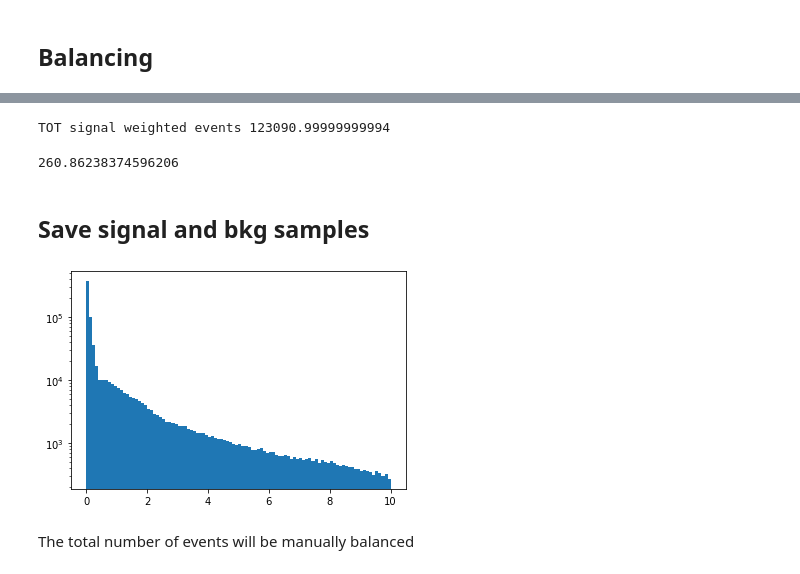
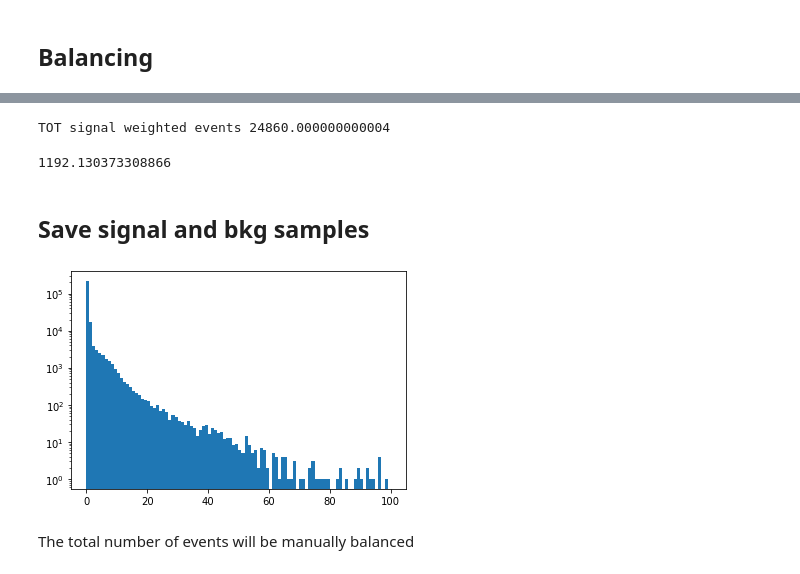
Before and after one commit to UniMiBAnalyses/ML_classification, a Jupyter notebook: DataPreparation.ipynb, the cells around one changed output, grey strips where cells are left out. Cells and saved outputs as stored; diff of their text form; code cells hidden in the pictures.

```diff
--- a/DataPreparation.ipynb
+++ b/DataPreparation.ipynb
@@ -11,9 +11,10 @@ mpl.rcParams['figure.figsize'] = (6,6)
 mpl.rcParams['figure.dpi'] = 100
 mpl.rcParams["image.origin"] = 'lower'
 # %%
-samples_base_dir = "/eos/home-d/dmapelli/public/latino/Full2017v6"
-cut = "lowen_looseVBS"
-version = "v7"
+samples_base_dir = "/eos/home-d/dmapelli/public/latino/Full2017v6s5"
+cut     = "boos_sig_mjjincl"
+#cut     = "res_sig_mjjincl"
+version = "v8"
 
 samples_dir = os.path.join(samples_base_dir, cut, "samples/" + version)
 # %%
@@ -23,7 +24,7 @@ samples_dir
 # %%
-classes = { "VBS": 0, "Wjets":1, "top": 2, "DY": 3}
+classes = { "VBS": 0, "Wjets":1, "top": 2, "DY": 3, "VV":4}
 signal = "VBS"
-sample_names = ["Wjets", "VBS", "DY", "top"]
+sample_names = ["Wjets", "VBS", "DY", "top", "VV"]
 
 samples = {}
 
@@ -83,7 +86,8 @@ _ = plt.hist(samples["Wjets"]["weight_"], bins=100, range=(0,0.1))
 background = pd.concat([
                 samples["top"],
                 samples["DY"],
-                samples["Wjets"]
+                samples["Wjets"],
+                samples["VV"]
                 ], ignore_index=True)
 # %%
 signal = samples["VBS"]
@@ -96,12 +100,12 @@ print(ratio_neve_bkgsignal)
 tot_ev_weighted_sig = (signal.weight_ / signal.weight_.mean()).sum()
 print("TOT signal weighted events", tot_ev_weighted_sig)
 # %% [output]
-TOT signal weighted events 123090.99999999994
+TOT signal weighted events 24860.000000000004
 # %%
 rescale_factor_bkg = (tot_ev_weighted_sig *ratio_neve_bkgsignal )/ background.weight_.sum()
 print(rescale_factor_bkg)
 # %% [output]
-260.86238374596206
+1192.130373308866
 # %%
 signal["weight_norm"] = signal.weight_ / signal.weight_.mean()
 background["weight_norm"] = background.weight_ * rescale_factor_bkg
@@ -114,9 +118,9 @@ os.makedirs(os.path.join(samples_dir, "for_training"), exist_ok=True)
 pickle.dump(background, open(os.path.join(samples_dir, "for_training/background_balanced.pkl"), "wb"))
 pickle.dump(signal, open(os.path.join(samples_dir, "for_training/signal_balanced.pkl"), "wb"))
 # %%
-plt.hist(background["weight_norm"], bins=100, range=(0, 10))
+plt.hist(background["weight_norm"], bins=100, range=(0, 100))
 plt.yscale("log")
 # %% [output]
-[figure, old version]
+[figure, new version]
 # %% [markdown]
 The total number of events will be manually balanced
```
Also changed, not shown: parts of 5 cells of this notebook, 1 other file.
